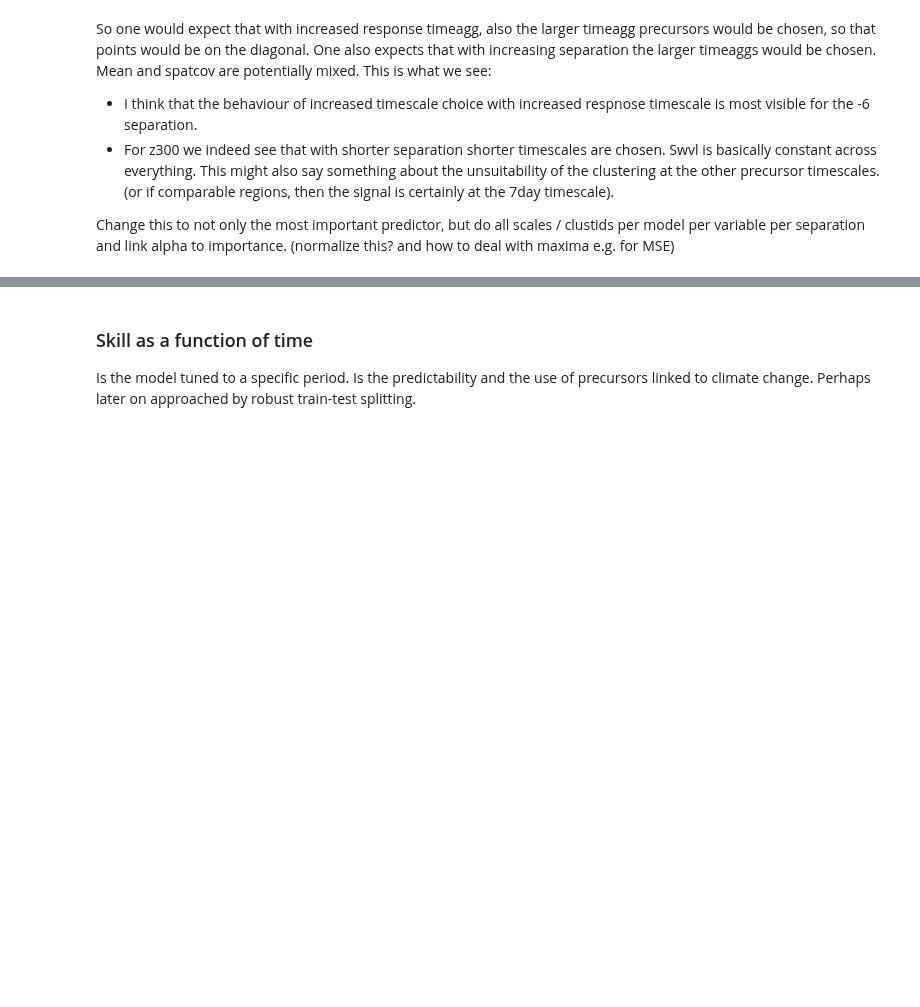
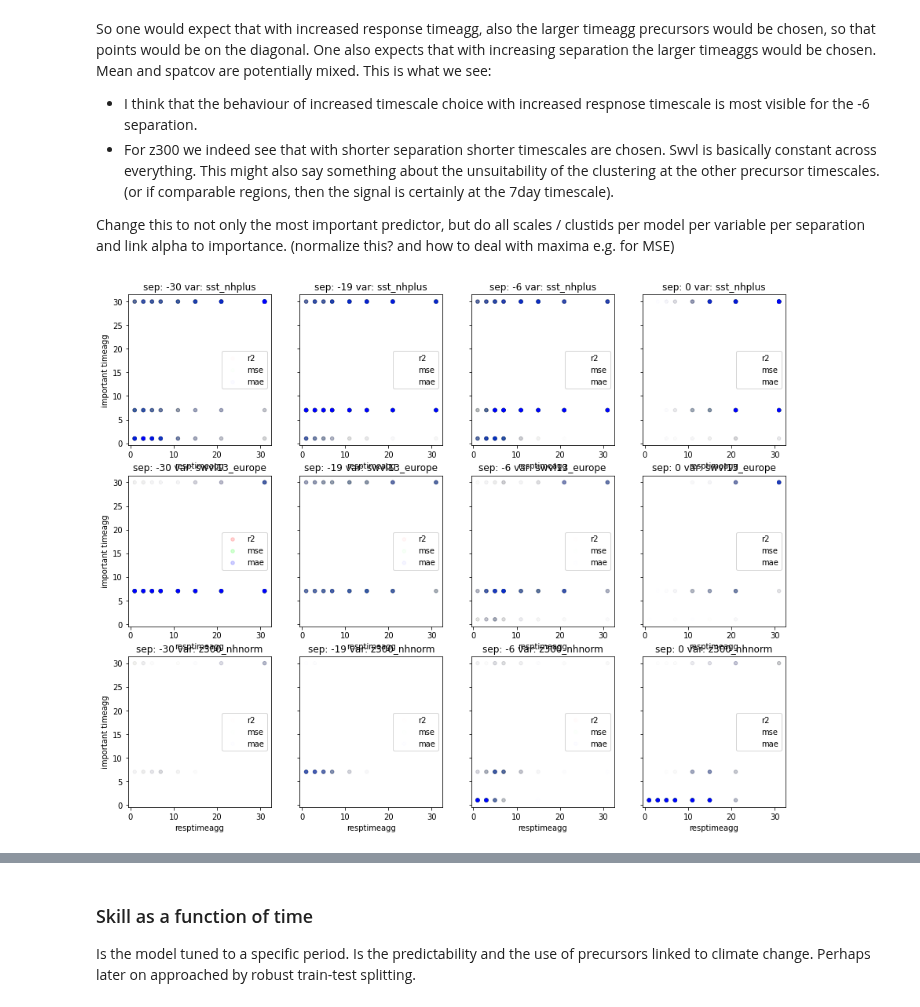
Before and after one commit to chiemvs/Weave, a Jupyter notebook: notebooks/after_hdbscan_dimred_push.ipynb, the cells around one changed output, grey strips where cells are left out. Drawn from its saved outputs; the diff is of its cells as text; code cells hidden in the pictures; blank space fills up the shorter version.

```diff
--- a/notebooks/after_hdbscan_dimred_push.ipynb
+++ b/notebooks/after_hdbscan_dimred_push.ipynb
@@ -417,3 +418,49 @@ So one would expect that with increased response timeagg, also the larger timeag
 * For z300 we indeed see that with shorter separation shorter timescales are chosen. Swvl is basically constant across everything. This might also say something about the unsuitability of the clustering at the other precursor timescales. (or if comparable regions, then the signal is certainly at the 7day timescale).
 
 Change this to not only the most important predictor, but do all scales / clustids per model per variable per separation and link alpha to importance. (normalize this? and how to deal with maxima e.g. for MSE)
+# %%
+# Visualize all predictors. Scale the importances to alpha
+def importance_scaler(series):
+    """
+    Min max scaling. Standard (max gets one) for builtin, mse and mae. But reverse for r2
+    """
+    if series.name == 'r2':
+        return (series - series.max())/(series.min() - series.max())
+    else:
+        return (series - series.min())/(series.max() - series.min())
+
+resptimeaggs = preds.columns.get_level_values('timeagg')
+separations = np.unique(precs.columns.get_level_values('separation'))
+
+allprecs = []
+for separation in separations:
+    for resptimeagg in resptimeaggs:
+        importances = fit_and_importance(prec_timeaggs=slice(None),separations=separation,resp_timeagg=resptimeagg, detrend_resp=True)
+        importances = importances.drop('reference').apply(importance_scaler, axis = 0)
+        importances.reset_index('timeagg', inplace = True)
+        importances.index = importances.index.droplevel('lag')
+        importances['resptimeagg'] = resptimeagg
+        allprecs.append(importances)
+# %%
+# Let's first graph everything according to spatcov
+timescales = pd.concat(allprecs, axis = 0)
+variables = timescales.index.get_level_values('variable').unique()
+metric = slice(None) #'spatcov'
+scores = ['r2','mse','mae'] # ['r2']
+
+#colors = plt.rcParams['axes.prop_cycle'].by_key()['color']
+
+fig,axes = plt.subplots(ncols = len(separations), nrows = len(variables), figsize = (15,12),sharey= True)
+for i,variable in enumerate(variables):
+    for j,separation in enumerate(separations): # Will be columns
+        plotframe = timescales.loc[(variable,separation,slice(None),metric)]
+        for k, score in enumerate(scores):
+            rgba_colors = np.zeros((len(plotframe),4),dtype = 'float64')
+            rgba_colors[:,k] = 1
+            rgba_colors[:,-1] = plotframe[score]
+            plotframe.plot.scatter(x = 'resptimeagg', y = 'timeagg', ax = axes[i,j], label = score, color =rgba_colors)
+        axes[i,j].set_ylabel('important timeagg')
+        axes[i,j].legend()
+        axes[i,j].set_title(f'sep: {separation} var: {variable}')
+# %% [output]
+[figure, added]
```
Also changed, not shown: parts of 8 cells of this notebook.
